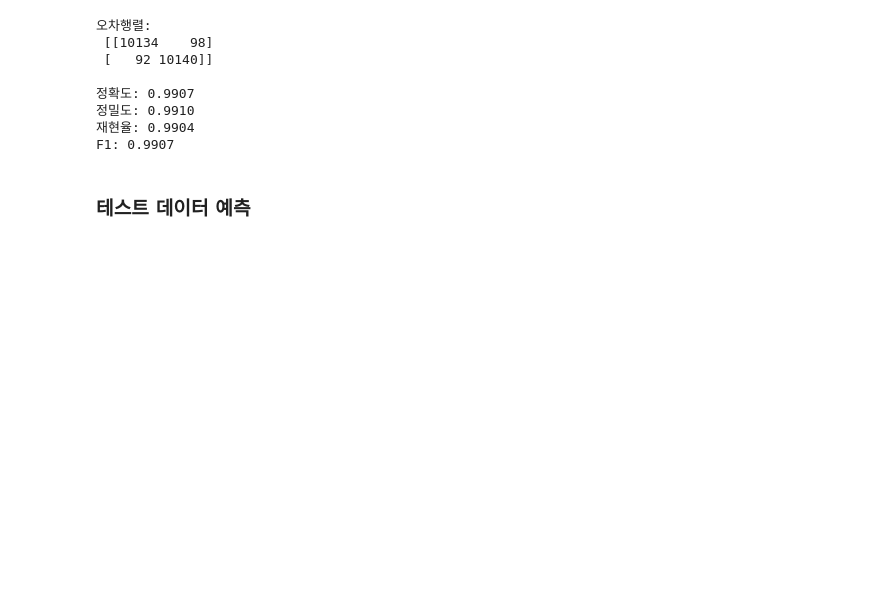
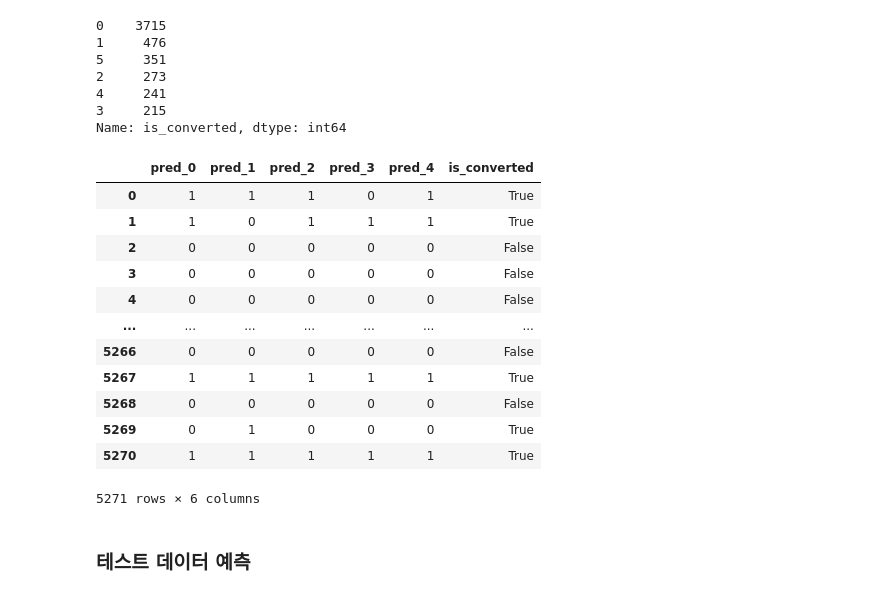
Before and after one commit to egahyun/LG_aimers_B2BEST, a Jupyter notebook: catboost.ipynb, the cells around one changed output. Saved outputs shown, nothing was run; the diff lists cells and outputs as text; code cells hidden in the pictures; blank space fills up the shorter version.

```diff
--- a/catboost.ipynb
+++ b/catboost.ipynb
@@ -221,3 +301,32 @@ model.fit(Pool(data['X_train'], label=data['y_train']))
+# %%
+# 각 array의 i번째 값들을 추출하여 리스트 생성
+df_test = data['test']
+df_test['is_converted'] = df_test['pred_0'] + df_test['pred_1'] + df_test['pred_2'] + df_test['pred_3'] + df_test['pred_4']
+print(df_test['is_converted'].value_counts())
+df_test['is_converted'] = df_test['is_converted'].apply(lambda x: True if x > 0 else False)
+test_pred = df_test['is_converted']
+df_test[['pred_0', 'pred_1', 'pred_2', 'pred_3', 'pred_4', 'is_converted']]
+# %% [output]
+0    3715
+1     476
+5     351
+2     273
+4     241
+3     215
+Name: is_converted, dtype: int64
+|  | pred_0 | pred_1 | pred_2 | pred_3 | pred_4 | is_converted |
+| 0 | 1 | 1 | 1 | 0 | 1 | True |
+| 1 | 1 | 0 | 1 | 1 | 1 | True |
+| 2 | 0 | 0 | 0 | 0 | 0 | False |
+| 3 | 0 | 0 | 0 | 0 | 0 | False |
+| 4 | 0 | 0 | 0 | 0 | 0 | False |
+| ... | ... | ... | ... | ... | ... | ... |
+| 5266 | 0 | 0 | 0 | 0 | 0 | False |
+| 5267 | 1 | 1 | 1 | 1 | 1 | True |
+| 5268 | 0 | 0 | 0 | 0 | 0 | False |
+| 5269 | 0 | 1 | 0 | 0 | 0 | True |
+| 5270 | 1 | 1 | 1 | 1 | 1 | True |
+5271 rows × 6 columns
 # %%
 def get_clf_eval(y_test, y_pred=None):
     confusion = confusion_matrix(y_test, y_pred, labels=[True, False])
@@ -238,14 +347,3 @@ pred = [val == 1 for val in pred]
-# %%
-get_clf_eval(data['y_valid'], pred)
-# %% [output]
-오차행렬:
- [[10134    98]
- [   92 10140]]
-
-정확도: 0.9907
-정밀도: 0.9910
-재현율: 0.9904
-F1: 0.9907
 # %% [markdown]
 ### 테스트 데이터 예측
 # %%
```
Also changed, not shown: parts of 19 cells of this notebook, 1 other file.
